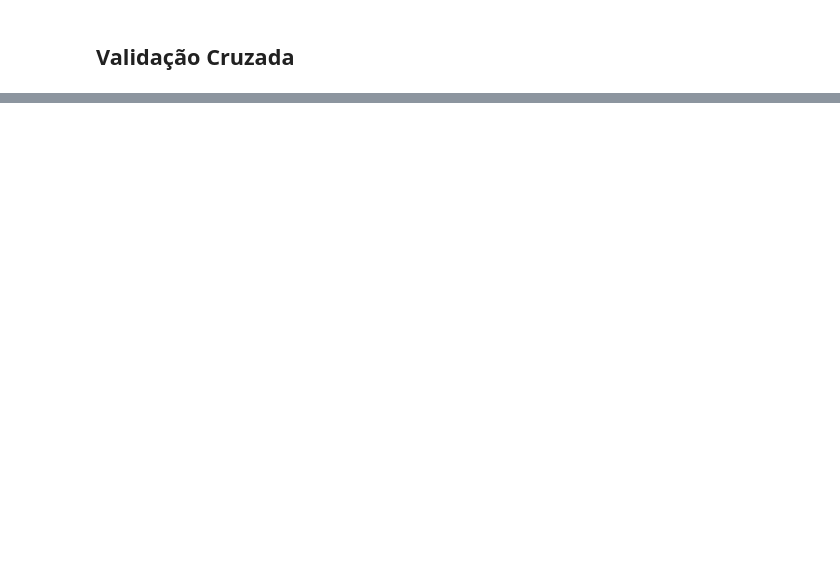
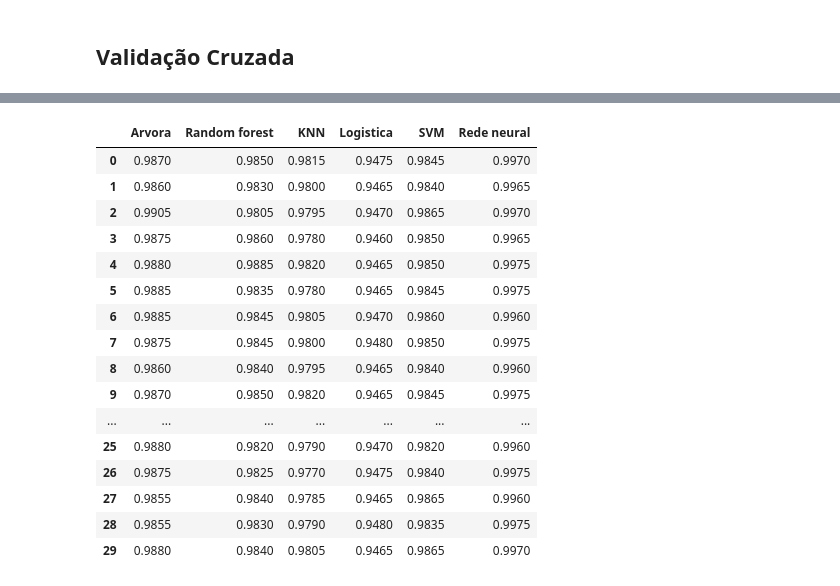
Before and after one commit to Josearthur266/Aprendendo_Machine_Learning, a Jupyter notebook: Avaliacao_de_algoritmo_classificacao/classificacao_algoritmo.ipynb, the cells around one changed output, grey strips where cells are left out. Saved outputs shown, nothing was run; the diff lists cells and outputs as text; code cells hidden in the pictures; blank space fills up the shorter version.

```diff
--- a/Avaliacao_de_algoritmo_classificacao/classificacao_algoritmo.ipynb
+++ b/Avaliacao_de_algoritmo_classificacao/classificacao_algoritmo.ipynb
@@ -229,0 +231,23 @@ resultados_arvore, resultados_random_forest, resultados_knn, resultados_logistic
+# %%
+resultados = pd.DataFrame({'Arvora': resultados_arvore, 'Random forest': resultados_random_forest,
+                           'KNN': resultados_knn, 'Logistica': resultados_logistica,
+                           'SVM': resultados_svm, 'Rede neural': resultados_rede_neural})
+resultados
+# %% [output]
+|  | Arvora | Random forest | KNN | Logistica | SVM | Rede neural |
+| 0 | 0.9870 | 0.9850 | 0.9815 | 0.9475 | 0.9845 | 0.9970 |
+| 1 | 0.9860 | 0.9830 | 0.9800 | 0.9465 | 0.9840 | 0.9965 |
+| 2 | 0.9905 | 0.9805 | 0.9795 | 0.9470 | 0.9865 | 0.9970 |
+| 3 | 0.9875 | 0.9860 | 0.9780 | 0.9460 | 0.9850 | 0.9965 |
+| 4 | 0.9880 | 0.9885 | 0.9820 | 0.9465 | 0.9850 | 0.9975 |
+| 5 | 0.9885 | 0.9835 | 0.9780 | 0.9465 | 0.9845 | 0.9975 |
+| 6 | 0.9885 | 0.9845 | 0.9805 | 0.9470 | 0.9860 | 0.9960 |
+| 7 | 0.9875 | 0.9845 | 0.9800 | 0.9480 | 0.9850 | 0.9975 |
+| 8 | 0.9860 | 0.9840 | 0.9795 | 0.9465 | 0.9840 | 0.9960 |
+| 9 | 0.9870 | 0.9850 | 0.9820 | 0.9465 | 0.9845 | 0.9975 |
+| ... | ... | ... | ... | ... | ... | ... |
+| 25 | 0.9880 | 0.9820 | 0.9790 | 0.9470 | 0.9820 | 0.9960 |
+| 26 | 0.9875 | 0.9825 | 0.9770 | 0.9475 | 0.9840 | 0.9975 |
+| 27 | 0.9855 | 0.9840 | 0.9785 | 0.9465 | 0.9865 | 0.9960 |
+| 28 | 0.9855 | 0.9830 | 0.9790 | 0.9480 | 0.9835 | 0.9975 |
+| 29 | 0.9880 | 0.9840 | 0.9805 | 0.9465 | 0.9865 | 0.9970 |
```
Also changed, not shown: parts of 6 cells of this notebook.
